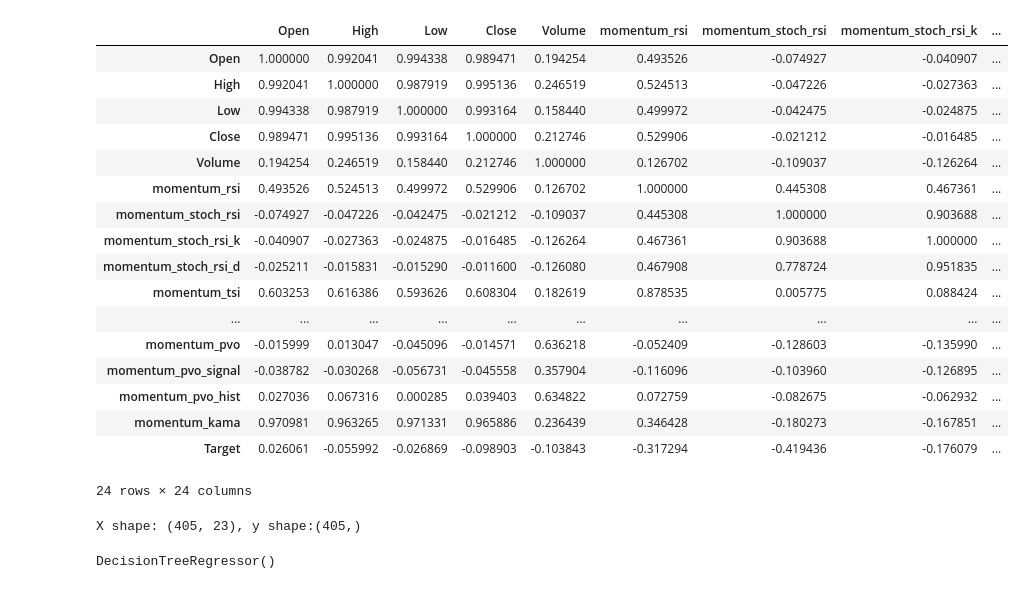
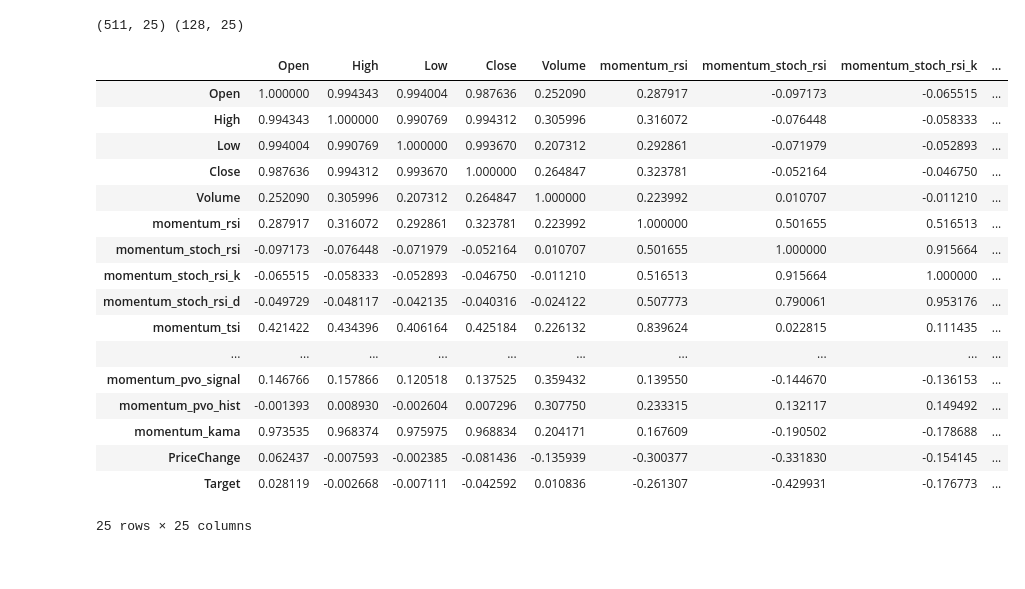
Before and after one commit to iampatricolee18/stock_er, a Jupyter notebook: IPO/Technical_Analysis_WIP.ipynb, the cells around one changed output. Saved outputs shown, nothing was run; the diff lists cells and outputs as text; code cells hidden in the pictures.

```diff
--- a/IPO/Technical_Analysis_WIP.ipynb
+++ b/IPO/Technical_Analysis_WIP.ipynb
@@ -44,38 +43,35 @@ X_train = X_train.dropna()
-# %%
-X_train.corr()
-# %% [output]
-|  | Open | High | Low | Close | Volume | momentum_rsi | momentum_stoch_rsi | momentum_stoch_rsi_k | ... |
-| Open | 1.000000 | 0.992041 | 0.994338 | 0.989471 | 0.194254 | 0.493526 | -0.074927 | -0.040907 | ... |
-| High | 0.992041 | 1.000000 | 0.987919 | 0.995136 | 0.246519 | 0.524513 | -0.047226 | -0.027363 | ... |
-| Low | 0.994338 | 0.987919 | 1.000000 | 0.993164 | 0.158440 | 0.499972 | -0.042475 | -0.024875 | ... |
-| Close | 0.989471 | 0.995136 | 0.993164 | 1.000000 | 0.212746 | 0.529906 | -0.021212 | -0.016485 | ... |
-| Volume | 0.194254 | 0.246519 | 0.158440 | 0.212746 | 1.000000 | 0.126702 | -0.109037 | -0.126264 | ... |
-| momentum_rsi | 0.493526 | 0.524513 | 0.499972 | 0.529906 | 0.126702 | 1.000000 | 0.445308 | 0.467361 | ... |
-| momentum_stoch_rsi | -0.074927 | -0.047226 | -0.042475 | -0.021212 | -0.109037 | 0.445308 | 1.000000 | 0.903688 | ... |
-| momentum_stoch_rsi_k | -0.040907 | -0.027363 | -0.024875 | -0.016485 | -0.126264 | 0.467361 | 0.903688 | 1.000000 | ... |
-| momentum_stoch_rsi_d | -0.025211 | -0.015831 | -0.015290 | -0.011600 | -0.126080 | 0.467908 | 0.778724 | 0.951835 | ... |
-| momentum_tsi | 0.603253 | 0.616386 | 0.593626 | 0.608304 | 0.182619 | 0.878535 | 0.005775 | 0.088424 | ... |
-| ... | ... | ... | ... | ... | ... | ... | ... | ... | ... |
-| momentum_pvo | -0.015999 | 0.013047 | -0.045096 | -0.014571 | 0.636218 | -0.052409 | -0.128603 | -0.135990 | ... |
-| momentum_pvo_signal | -0.038782 | -0.030268 | -0.056731 | -0.045558 | 0.357904 | -0.116096 | -0.103960 | -0.126895 | ... |
-| momentum_pvo_hist | 0.027036 | 0.067316 | 0.000285 | 0.039403 | 0.634822 | 0.072759 | -0.082675 | -0.062932 | ... |
-| momentum_kama | 0.970981 | 0.963265 | 0.971331 | 0.965886 | 0.236439 | 0.346428 | -0.180273 | -0.167851 | ... |
-| Target | 0.026061 | -0.055992 | -0.026869 | -0.098903 | -0.103843 | -0.317294 | -0.419436 | -0.176079 | ... |
-24 rows × 24 columns
-# %%
-y_train = X_train["Target"]
-X_train = X_train.drop(columns=["Target"])
-
-print(f"X shape: {X_train.shape}, y shape:{y_train.shape}")
-# %% [output]
-X shape: (405, 23), y shape:(405,)
-# %%
-from sklearn.tree import DecisionTreeRegressor
-
-np.random.seed(123)
-
-model = DecisionTreeRegressor()
-model = model.fit(X_train, y_train)
-model
-# %% [output]
-DecisionTreeRegressor()
+# %%
+train_ratio = 0.6
+test_ratio = 0.2
+
+l = len(df)
+train_idx = round(l * train_ratio)
+test_idx = round(l * (train_ratio + test_ratio))
+
+model_df = df.iloc[:test_idx, :]
+valid_df = df.iloc[test_idx:, :]
+
+print(model_df.shape, valid_df.shape)
+# %% [output]
+(511, 25) (128, 25)
+# %%
+model_df.corr()
+# %% [output]
+|  | Open | High | Low | Close | Volume | momentum_rsi | momentum_stoch_rsi | momentum_stoch_rsi_k | ... |
+| Open | 1.000000 | 0.994343 | 0.994004 | 0.987636 | 0.252090 | 0.287917 | -0.097173 | -0.065515 | ... |
+| High | 0.994343 | 1.000000 | 0.990769 | 0.994312 | 0.305996 | 0.316072 | -0.076448 | -0.058333 | ... |
+| Low | 0.994004 | 0.990769 | 1.000000 | 0.993670 | 0.207312 | 0.292861 | -0.071979 | -0.052893 | ... |
+| Close | 0.987636 | 0.994312 | 0.993670 | 1.000000 | 0.264847 | 0.323781 | -0.052164 | -0.046750 | ... |
+| Volume | 0.252090 | 0.305996 | 0.207312 | 0.264847 | 1.000000 | 0.223992 | 0.010707 | -0.011210 | ... |
+| momentum_rsi | 0.287917 | 0.316072 | 0.292861 | 0.323781 | 0.223992 | 1.000000 | 0.501655 | 0.516513 | ... |
+| momentum_stoch_rsi | -0.097173 | -0.076448 | -0.071979 | -0.052164 | 0.010707 | 0.501655 | 1.000000 | 0.915664 | ... |
+| momentum_stoch_rsi_k | -0.065515 | -0.058333 | -0.052893 | -0.046750 | -0.011210 | 0.516513 | 0.915664 | 1.000000 | ... |
+| momentum_stoch_rsi_d | -0.049729 | -0.048117 | -0.042135 | -0.040316 | -0.024122 | 0.507773 | 0.790061 | 0.953176 | ... |
+| momentum_tsi | 0.421422 | 0.434396 | 0.406164 | 0.425184 | 0.226132 | 0.839624 | 0.022815 | 0.111435 | ... |
+| ... | ... | ... | ... | ... | ... | ... | ... | ... | ... |
+| momentum_pvo_signal | 0.146766 | 0.157866 | 0.120518 | 0.137525 | 0.359432 | 0.139550 | -0.144670 | -0.136153 | ... |
+| momentum_pvo_hist | -0.001393 | 0.008930 | -0.002604 | 0.007296 | 0.307750 | 0.233315 | 0.132117 | 0.149492 | ... |
+| momentum_kama | 0.973535 | 0.968374 | 0.975975 | 0.968834 | 0.204171 | 0.167609 | -0.190502 | -0.178688 | ... |
+| PriceChange | 0.062437 | -0.007593 | -0.002385 | -0.081436 | -0.135939 | -0.300377 | -0.331830 | -0.154145 | ... |
+| Target | 0.028119 | -0.002668 | -0.007111 | -0.042592 | 0.010836 | -0.261307 | -0.429931 | -0.176773 | ... |
+25 rows × 25 columns
```
Also changed, not shown: parts of 16 cells of this notebook.
